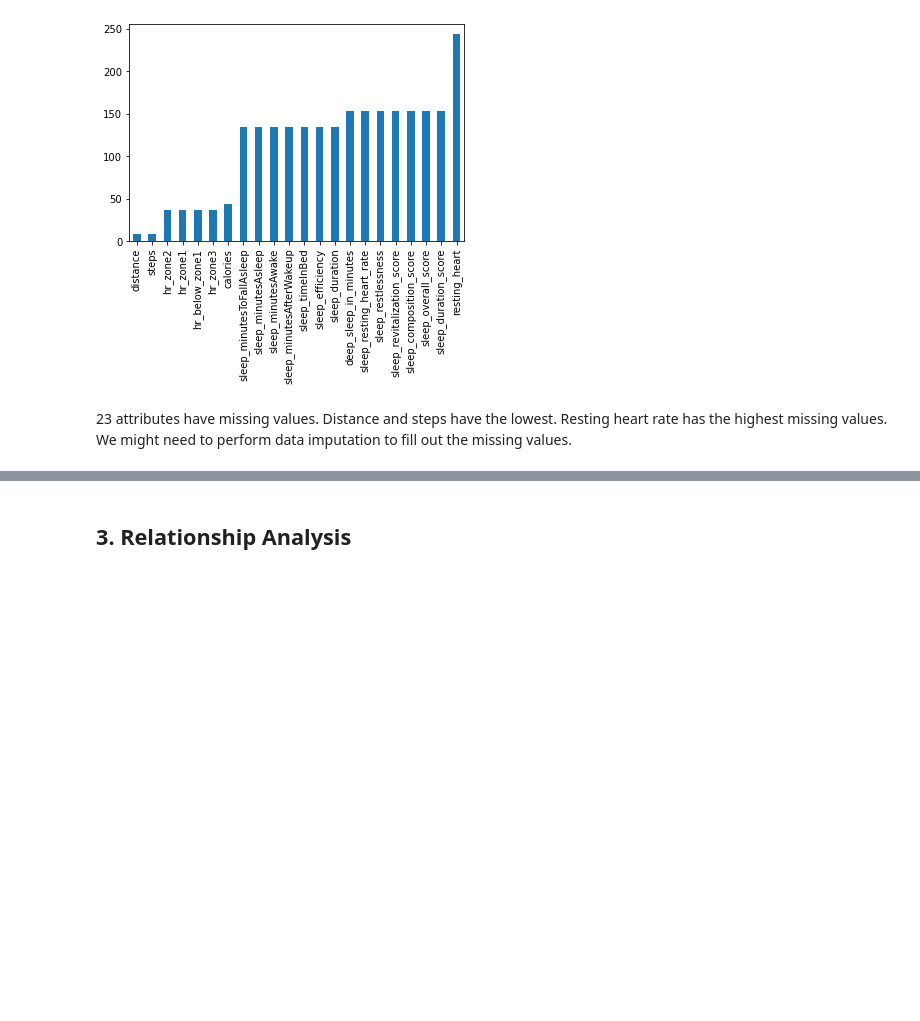
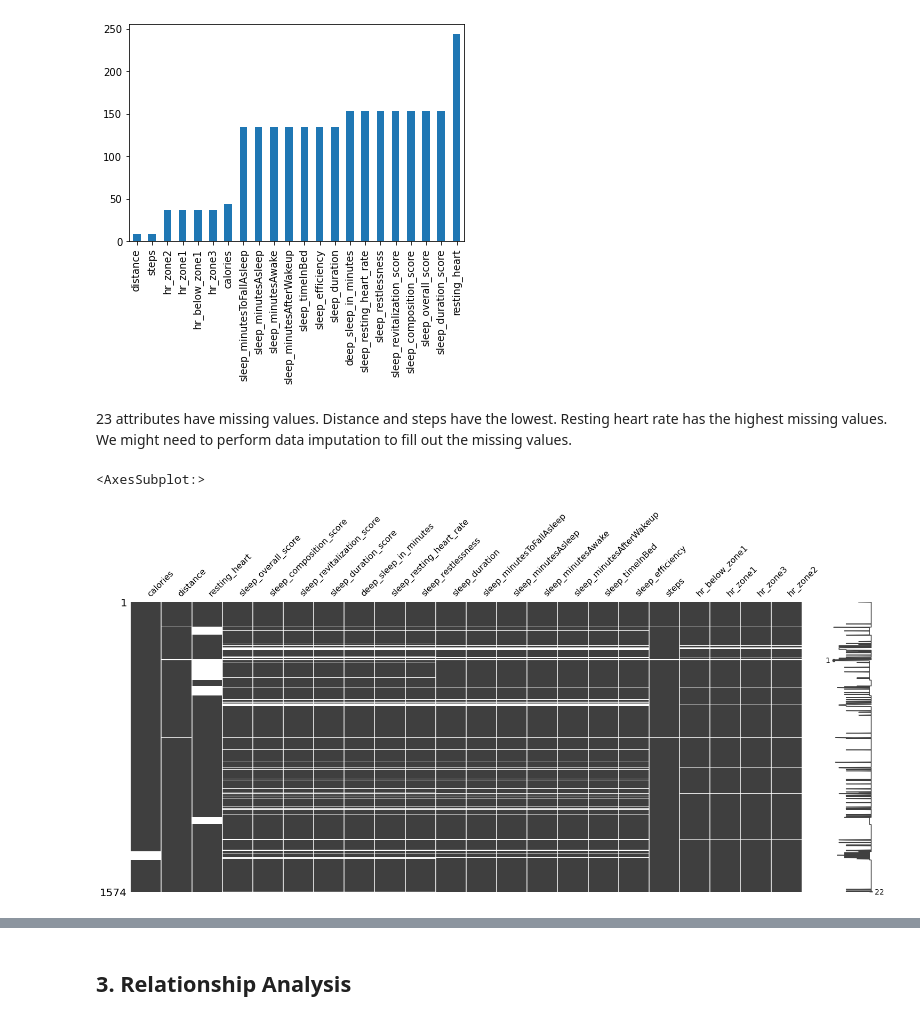
Before and after one commit to kdkangg/Datamining, a Jupyter notebook: EDA.ipynb, the cells around one changed output, grey strips where cells are left out. Saved outputs shown, nothing was run; the diff lists cells and outputs as text; code cells hidden in the pictures; blank space fills up the shorter version.

```diff
--- a/EDA.ipynb
+++ b/EDA.ipynb
@@ -625,3 +627,9 @@ missing.plot.bar()
 [figure]
 # %% [markdown]
 23 attributes have missing values. Distance and steps have the lowest. Resting heart rate has the highest missing values. We might need to perform data imputation to fill out the missing values.
+# %%
+missingdata_df = cleaned_participants_data.columns[cleaned_participants_data.isnull().any()].tolist()
+msno.matrix(cleaned_participants_data[missingdata_df])
+# %% [output]
+<AxesSubplot:>
+[figure, added]
```
Also changed, not shown: parts of 3 cells of this notebook, 1 other file.
